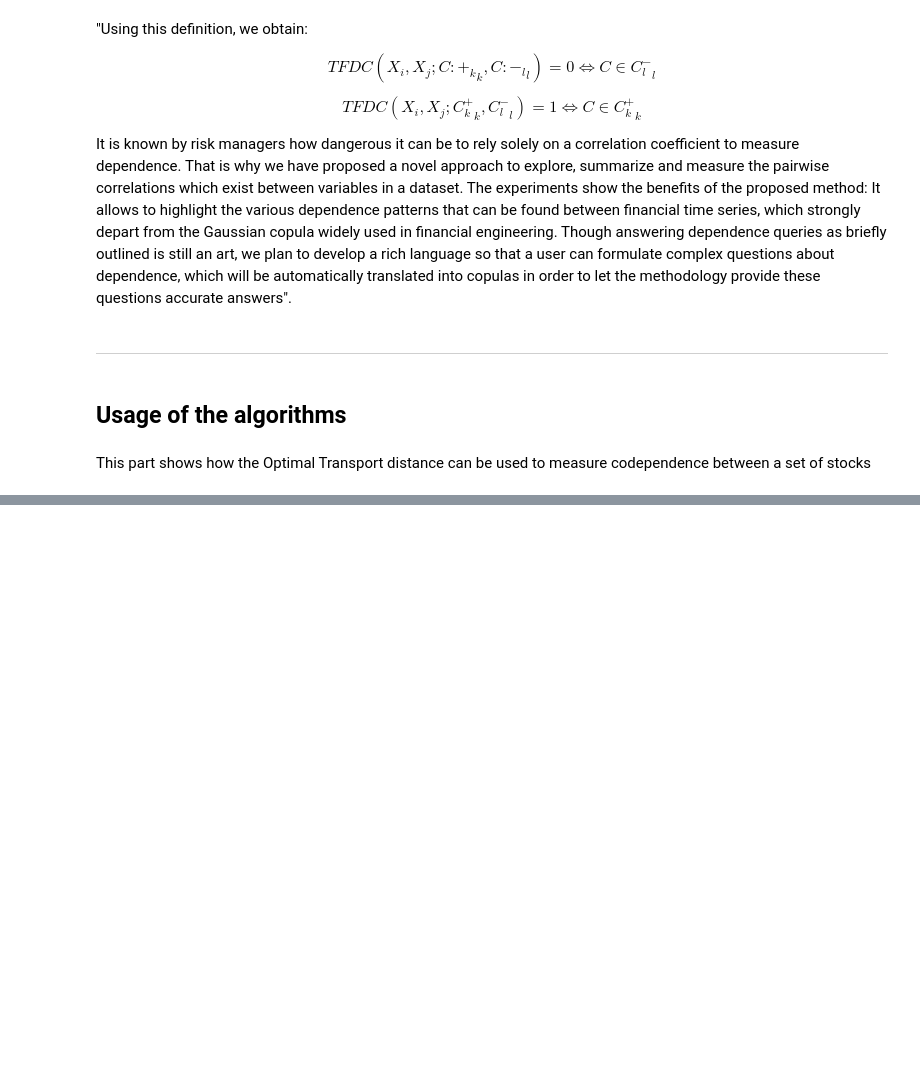
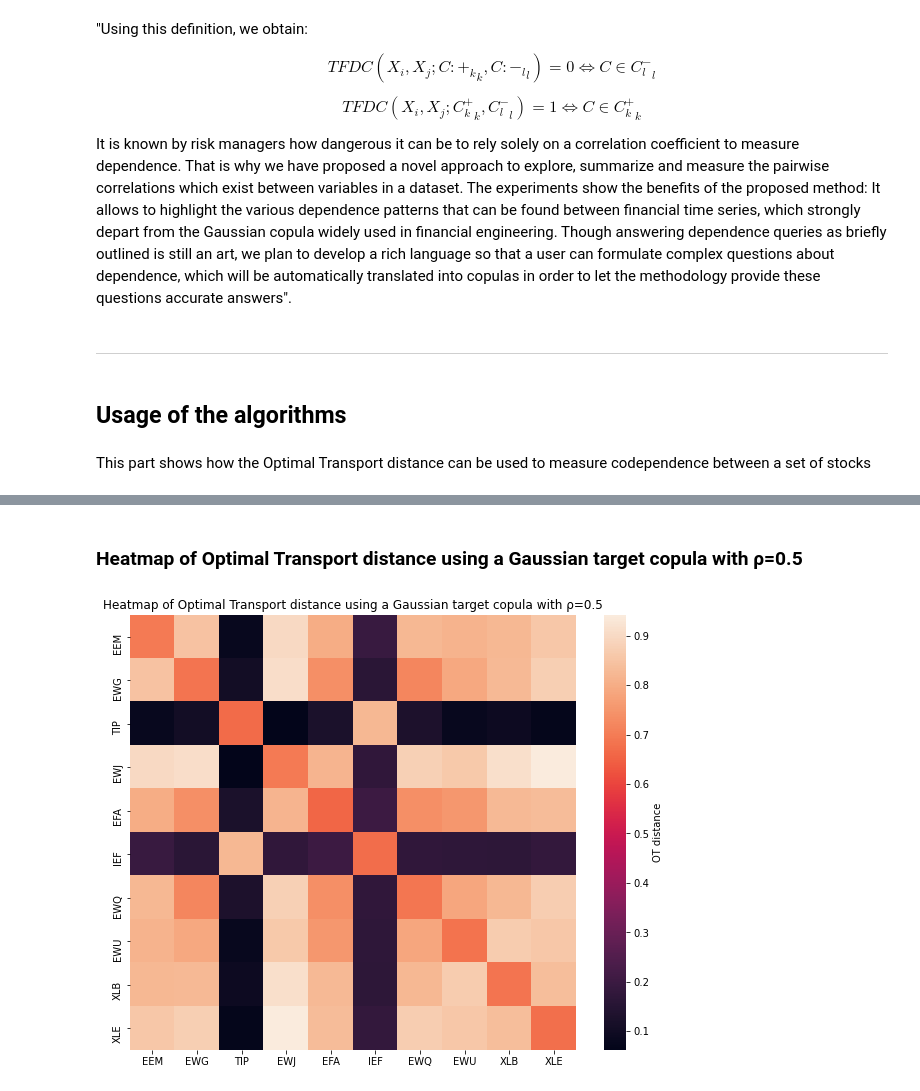
Before and after one commit to supriseDr/research, a Jupyter notebook: Codependence/Optimal Transport/optimal_transport.ipynb, the cells around one changed output, grey strips where cells are left out. Drawn from its saved outputs; the diff is of its cells as text; code cells hidden in the pictures; blank space fills up the shorter version.

```diff
--- a/Codependence/Optimal Transport/optimal_transport.ipynb
+++ b/Codependence/Optimal Transport/optimal_transport.ipynb
@@ -162,0 +257,12 @@ This part shows how the Optimal Transport distance can be used to measure codepe
+# %%
+# Calculating Optimal Transport distance between all stocks using a Gaussian target copula with ρ=0.5
+ot_matrix_gaussian = ml.codependence.get_dependence_matrix(stocks_returns, dependence_method='optimal_transport', target_dependence='gaussian', gaussian_corr=0.5)
+
+# Calculating Optimal Transport distance between all stocks using a positive and negative correlation target copula
+ot_matrix_positive_negative = ml.codependence.get_dependence_matrix(stocks_returns, dependence_method='optimal_transport', target_dependence='positive_negative')
+
+# Calculating Optimal Transport distance between all stocks using a target copula with one element has extreme variations and the second has small variations
+ot_matrix_diffvar = ml.codependence.get_dependence_matrix(stocks_returns, dependence_method='optimal_transport', target_dependence='different_variations')
+
+# Calculating Optimal Transport distance between all stocks using a Gaussian target copula with elements being positively correlated for small variations but uncorrelated otherwise
+ot_matrix_diffvar = ml.codependence.get_dependence_matrix(stocks_returns, dependence_method='optimal_transport', target_dependence='small_variations', var_threshold=0.2)
@@ -162,0 +280,11 @@ This part shows how the Optimal Transport distance can be used to measure codepe
+# %% [markdown]
+### Heatmap of Optimal Transport distance using a Gaussian target copula with ρ=0.5
+# %%
+# Plotting the heatmap
+fig, ax = plt.subplots(figsize=(10,8))
+sns.heatmap(ot_matrix_gaussian, ax = ax, cbar_kws={'label': 'OT distance'})
+
+ax.set_title('Heatmap of Optimal Transport distance using a Gaussian target copula with ρ=0.5')
+plt.show()
+# %% [output]
+[figure, added]
```
Also changed, not shown: parts of 26 cells of this notebook.
